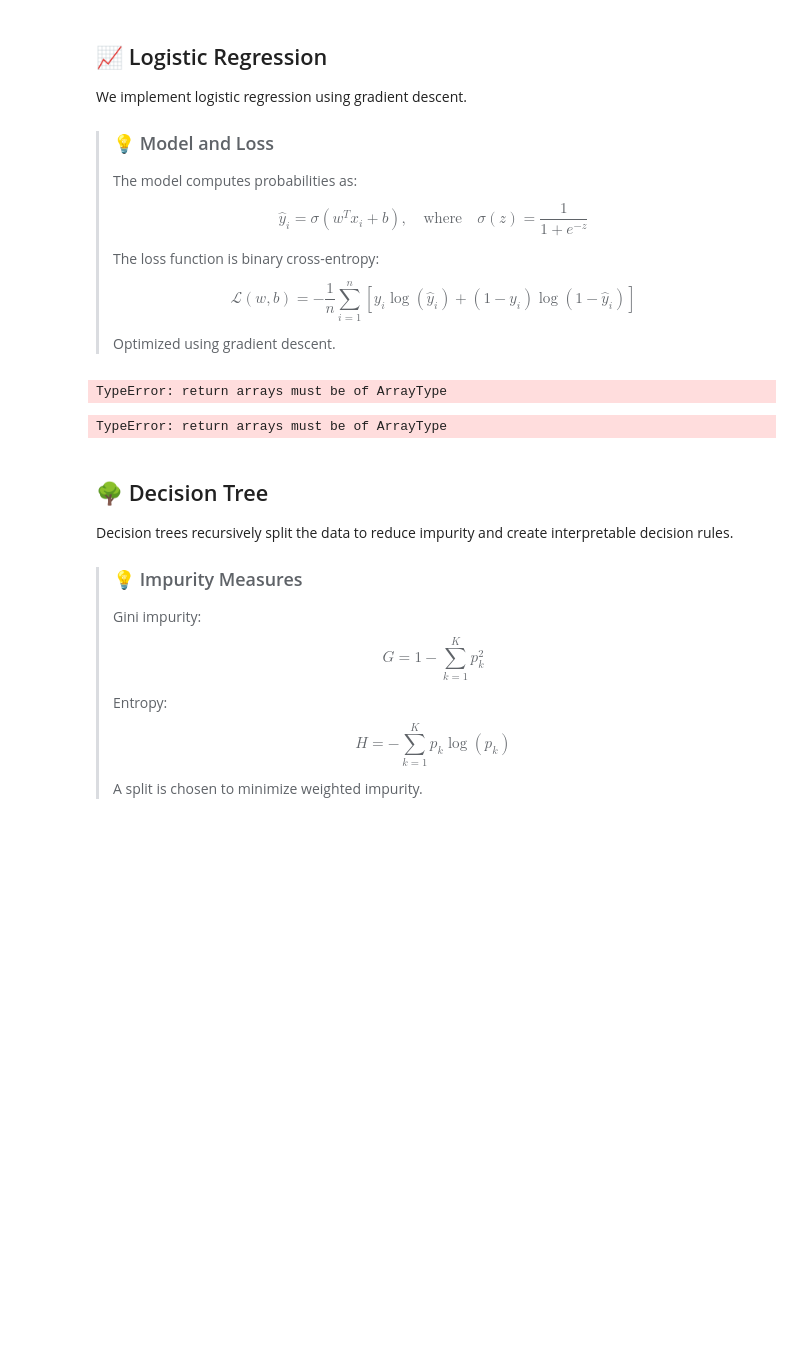
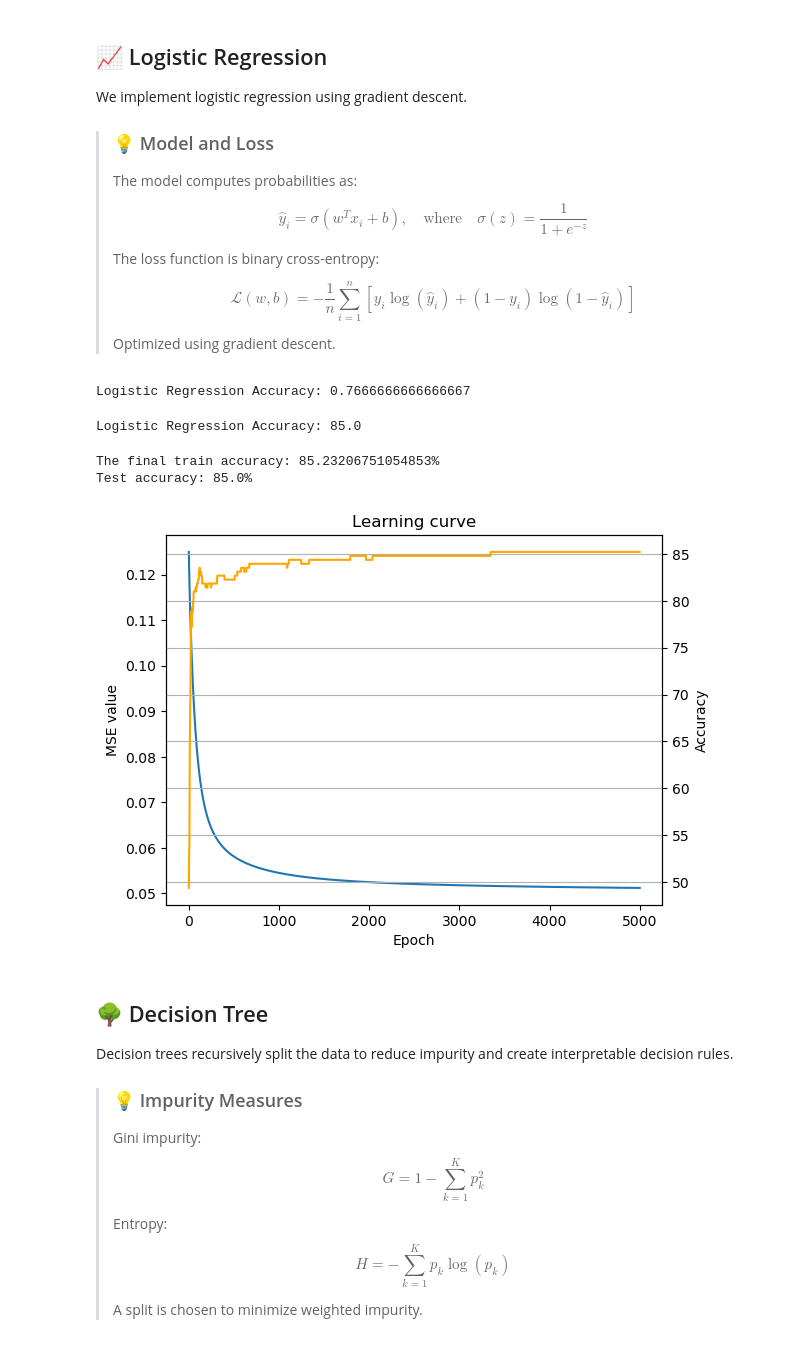
Before and after one commit to christian-hobelsberger/Heart_Disease_Interpretability, a Jupyter notebook: Heart_Disease_Interpretability.ipynb, the cells around one changed output. Saved outputs shown, nothing was run; the diff lists cells and outputs as text; code cells hidden in the pictures; blank space fills up the shorter version.

Commit message:
Adjusted metrics and preprocessing

```diff
--- a/Heart_Disease_Interpretability.ipynb
+++ b/Heart_Disease_Interpretability.ipynb
@@ -112,31 +103,58 @@ We implement logistic regression using gradient descent.
 > $$
 >
 > Optimized using gradient descent.
+# %%
+optimizer = GDOptimizer(learning_rate=1e-1)
+logreg = LogisticRegression(
+    w=np.zeros(X_train.shape[1]),
+    b=0.0,
+    optimizer=optimizer
+)
+logreg.fit(X_train, y_train, num_epochs=50)
+
+y_pred_logreg = logreg(X_test)
+print("Logistic Regression Accuracy:", accuracy(y_test, y_pred_logreg))
+# %% [output]
+Logistic Regression Accuracy: 0.7666666666666667
 # %%
-optimizer = GDOptimizer(learning_rate=1e-4)
+optimizer = GDOptimizer(learning_rate=1e-1)
 logreg = LogisticRegression(
     w=np.zeros(X_train.shape[1]),
     b=0.0,
     optimizer=optimizer,
     penalty="none"
 )
-logreg.fit(X_train, y_train, num_epochs=100)
+
+accuracy = lambda y_true,y_pred: binary_accuracy(y_true,y_pred,class_labels=[0,1])
+metrics_dict = {'accuracy': accuracy,
+                'MSE': mean_squared_error}
+metrics_history = logreg.fit(X_train, y_train, num_epochs=5000, batch_size=len(X_train), compute_metrics=True, metrics_dict=metrics_dict)
 
 y_pred_logreg = logreg(X_test)
 print("Logistic Regression Accuracy:", accuracy(y_test, y_pred_logreg))
 # %% [output]
-TypeError: return arrays must be of ArrayType
+Logistic Regression Accuracy: 85.0
-# %%
-from courselib.optimizers import GDOptimizer
-
-w = np.zeros(X_train.shape[1])
-b = 0
-optimizer = GDOptimizer(learning_rate=1e-2)
-
-model = LogisticRegression(w, b, optimizer)
-metrics_history = model.fit(X_train,y_train,num_epochs=500, batch_size=len(X_train), compute_metrics=False)
-# %% [output]
-TypeError: return arrays must be of ArrayType
+# %%
+fig, ax = plt.subplots()
+
+ax.plot(range(len(metrics_history['MSE'])), metrics_history['MSE'])
+ax.set_ylabel('MSE value')
+
+ax2 = ax.twinx()
+ax2.plot(range(len(metrics_history['accuracy'])), metrics_history['accuracy'], color='orange')
+ax2.set_ylabel('Accuracy')
+
+ax.set_xlabel('Epoch')
+
+plt.title('Learning curve')
+plt.grid()
+
+print(f'The final train accuracy: {metrics_history["accuracy"][-1]}%')
+print(f'Test accuracy: {accuracy(logreg(X_test), y_test)}%')
+# %% [output]
+The final train accuracy: 85.23206751054853%
+Test accuracy: 85.0%
+[figure, added]
 # %% [markdown]
 ## 🌳 Decision Tree
 
```
Also changed, not shown: parts of 12 cells of this notebook, 4 other files.
